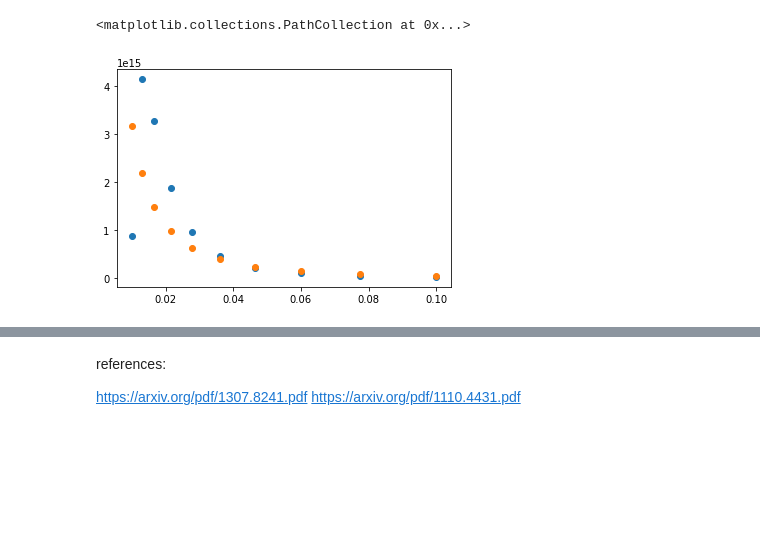
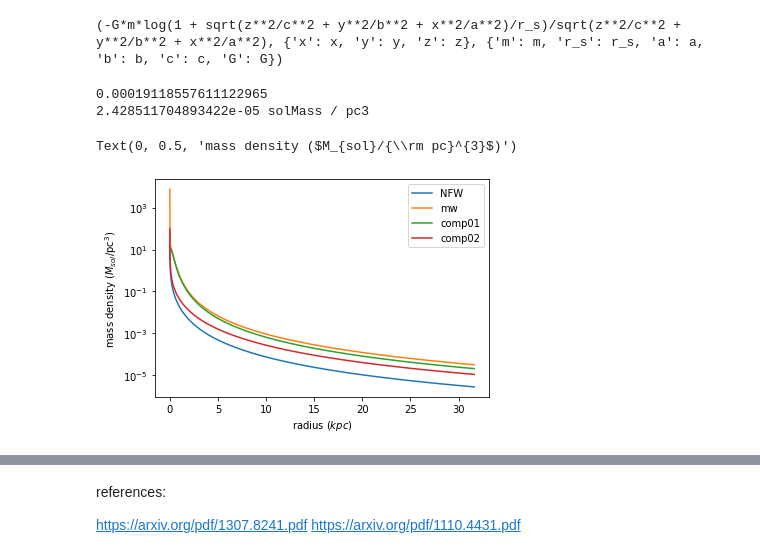
Before and after one commit to Mucephie/Explore-Zwei-Streamers, a Jupyter notebook: MW_DM_density_profile_wrk.ipynb, the cells around one changed output, grey strips where cells are left out. Cells and saved outputs as stored; diff of their text form; code cells hidden in the pictures; blank space fills up the shorter version.

Commit message:
more fun density work

```diff
--- a/MW_DM_density_profile_wrk.ipynb
+++ b/MW_DM_density_profile_wrk.ipynb
@@ -42,6 +34,49 @@ WARNING: AstropyDeprecationWarning: `astropy.cosmology.core.FLRW` has been moved
-# %%
-plt.scatter(radius, result)
-plt.scatter(radius, result_conc)
-# %% [output]
-<matplotlib.collections.PathCollection at 0x...>
-[figure, removed]
+# %%
+
+halo = gp.NFWPotential(m=6E11*un.Msun, r_s=10*un.kpc, units=galactic)
+halo2 = gp.NFWPotential(m=6E11*un.Msun, r_s=.8*un.kpc, units=galactic)
+
+halpy = halo.to_galpy_potential()
+halpy2 = halo2.to_galpy_potential()
+
+x = np.logspace(-3, 1.5, 256)
+xyz = np.zeros((3, len(x)))
+xyz[0] = x
+density = halo.density(xyz)
+print(halo.to_sympy())
+# %% [output]
+(-G*m*log(1 + sqrt(z**2/c**2 + y**2/b**2 + x**2/a**2)/r_s)/sqrt(z**2/c**2 + y**2/b**2 + x**2/a**2), {'x': x, 'y': y, 'z': z}, {'m': m, 'r_s': r_s, 'a': a, 'b': b, 'c': c, 'G': G})
+# %%
+densmw = [] # evaluateDensities(MWPotential2014,1.,0.)*conversion.dens_in_msolpc3(220.,8.)
+densmw0, densmw1, densmw2, densNFW, densNFW2 = [], [], [], [], []
+for i in range(len(x)):
+    r = x[i]
+    vel_r = halpy.vcirc(r)
+    # densmw.append(evaluateDensities(MWPotential2014,r, 0.)*conversion.dens_in_msolpc3(vel_r,r))
+    densmw0.append(MWPotential2014[0].dens(r, 0.))
+    densmw1.append(MWPotential2014[1].dens(r, 0.))
+    densmw2.append(MWPotential2014[2].dens(r, 0.))
+    densmw.append(evaluateDensities(MWPotential2014,r, 0.))
+    densNFW.append(halpy.dens(r, 0).value)
+    densNFW2.append(halpy2.dens(r, 0).value)
+# conversion.get_physical()
+# %%
+print(MWPotential2014[1].dens(15, 0.))
+print(halpy.dens(15, 0.))
+# %% [output]
+0.00019118557611122965
+2.428511704893422e-05 solMass / pc3
+# %%
+# plt.loglog(radius, result)
+# print(densNFW[0].unit)
+plt.semilogy(x, densNFW, label = 'NFW') # semilogx
+plt.semilogy(x, densmw, label = 'mw')
+# plt.semilogy(x, densmw0, label = 'comp00')
+plt.semilogy(x, densmw1, label = 'comp01')
+plt.semilogy(x, densmw2, label = 'comp02')
+plt.legend()
+plt.xlabel(r'radius ($kpc$)')
+plt.ylabel(r'mass density ($M_{sol}/{\rm pc}^{3}$)')
+# %% [output]
+Text(0, 0.5, 'mass density ($M_{sol}/{\\rm pc}^{3}$)')
+[figure, added]
```
Also changed, not shown: parts of 3 cells of this notebook, 2 other files.
